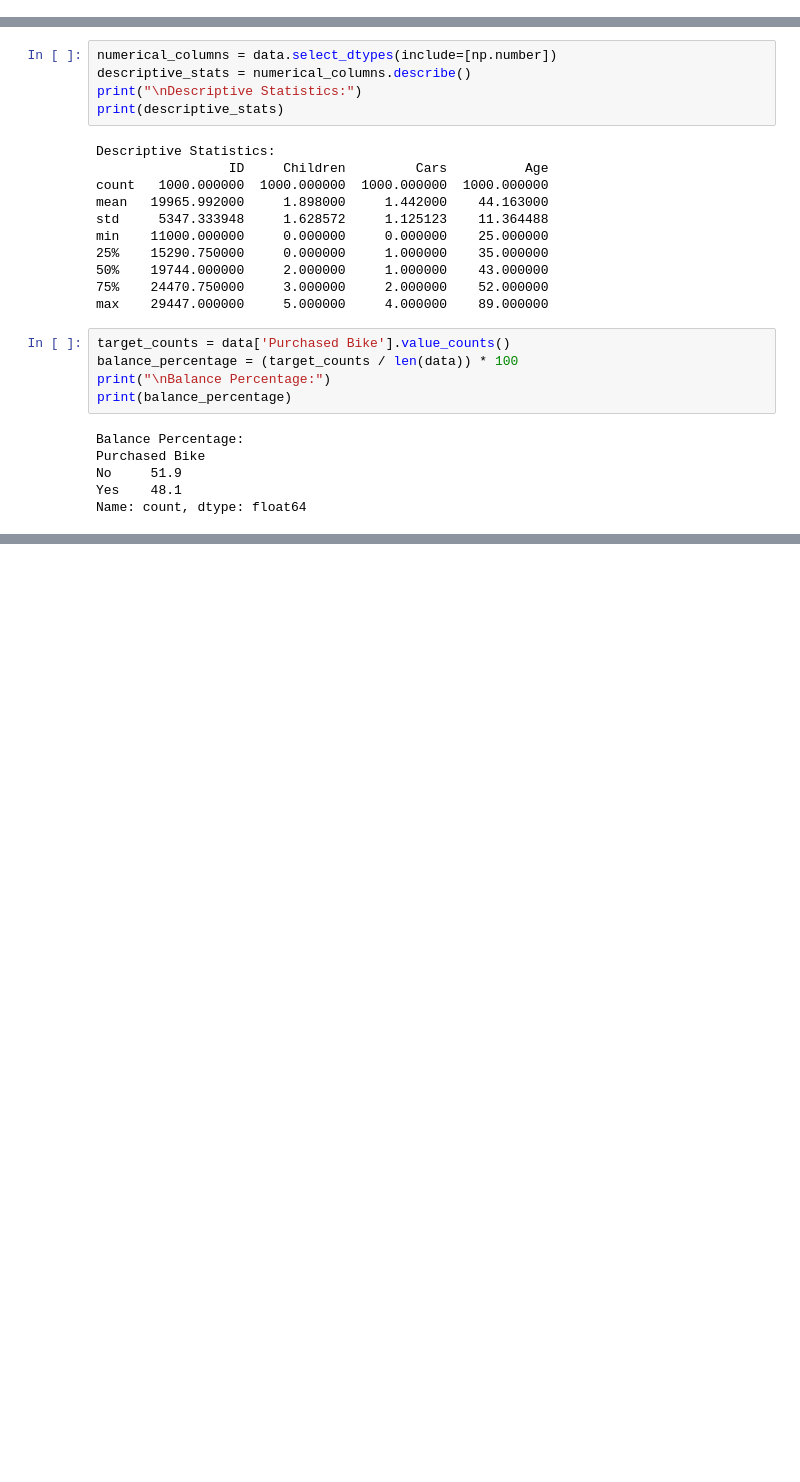
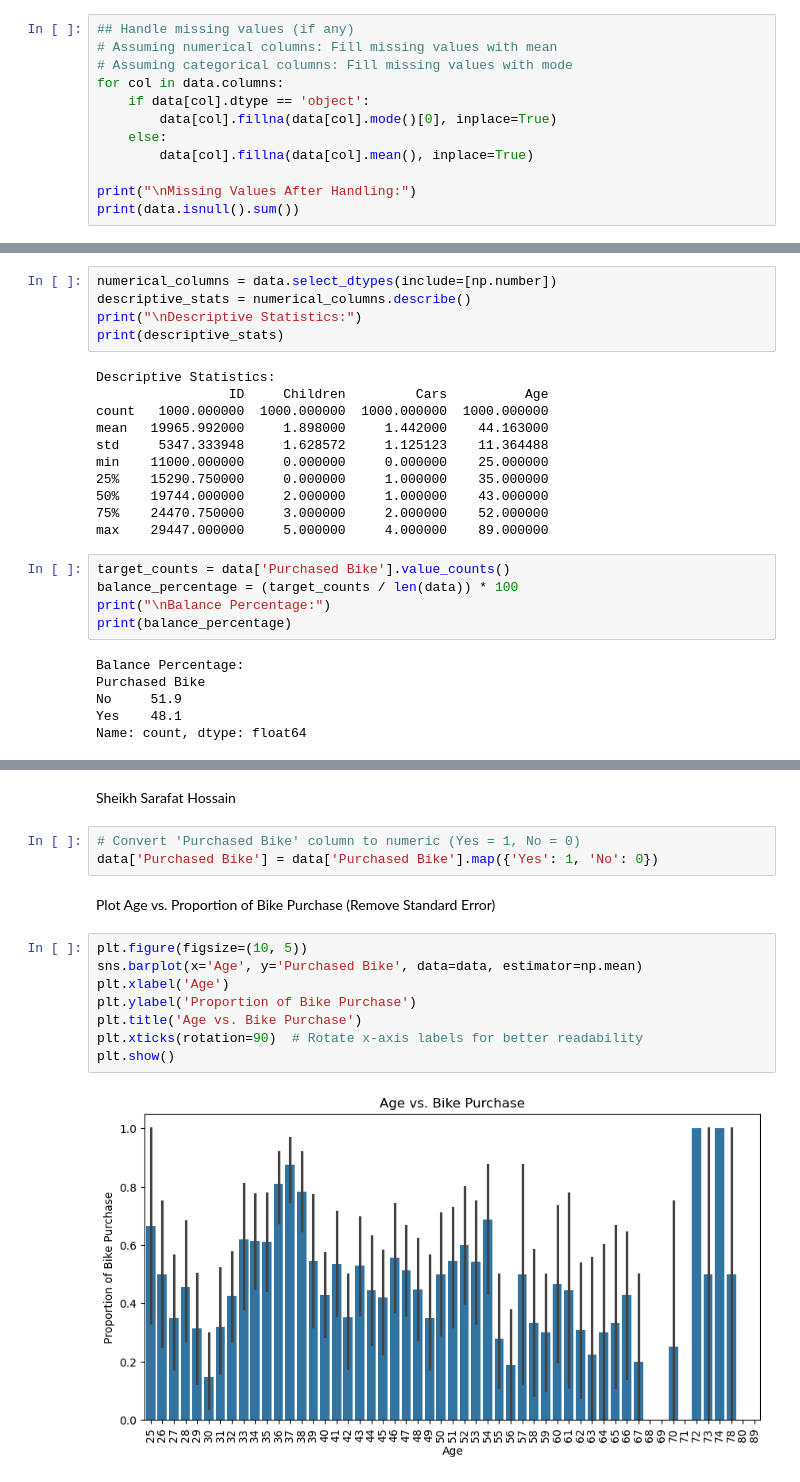
Before and after one commit to farhanjoy04/Advanced-Dataset-Analysis, a Jupyter notebook: source_code.ipynb, the cells around one changed output, grey strips where cells are left out. Cells and saved outputs as stored; diff of their text form; blank space fills up the shorter version.

Commit message:
Sarafat Code with error

```diff
--- a/source_code.ipynb
+++ b/source_code.ipynb
@@ -34,3 +34,15 @@ print(data)
 999   Middle Age            Yes
 
 [1000 rows x 14 columns]
+# %%
+## Handle missing values (if any)
+# Assuming numerical columns: Fill missing values with mean
+# Assuming categorical columns: Fill missing values with mode
+for col in data.columns:
+    if data[col].dtype == 'object':
+        data[col].fillna(data[col].mode()[0], inplace=True)
+    else:
+        data[col].fillna(data[col].mean(), inplace=True)
+
+print("\nMissing Values After Handling:")
+print(data.isnull().sum())
@@ -80,0 +122,17 @@ plt.show()
+# %% [markdown]
+Sheikh Sarafat Hossain
+# %%
+# Convert 'Purchased Bike' column to numeric (Yes = 1, No = 0)
+data['Purchased Bike'] = data['Purchased Bike'].map({'Yes': 1, 'No': 0})
+# %% [markdown]
+Plot Age vs. Proportion of Bike Purchase (Remove Standard Error)
+# %%
+plt.figure(figsize=(10, 5))
+sns.barplot(x='Age', y='Purchased Bike', data=data, estimator=np.mean)
+plt.xlabel('Age')
+plt.ylabel('Proportion of Bike Purchase')
+plt.title('Age vs. Bike Purchase')
+plt.xticks(rotation=90)  # Rotate x-axis labels for better readability
+plt.show()
+# %% [output]
+[figure, added]
```
Also changed, not shown: parts of 10 cells of this notebook.
